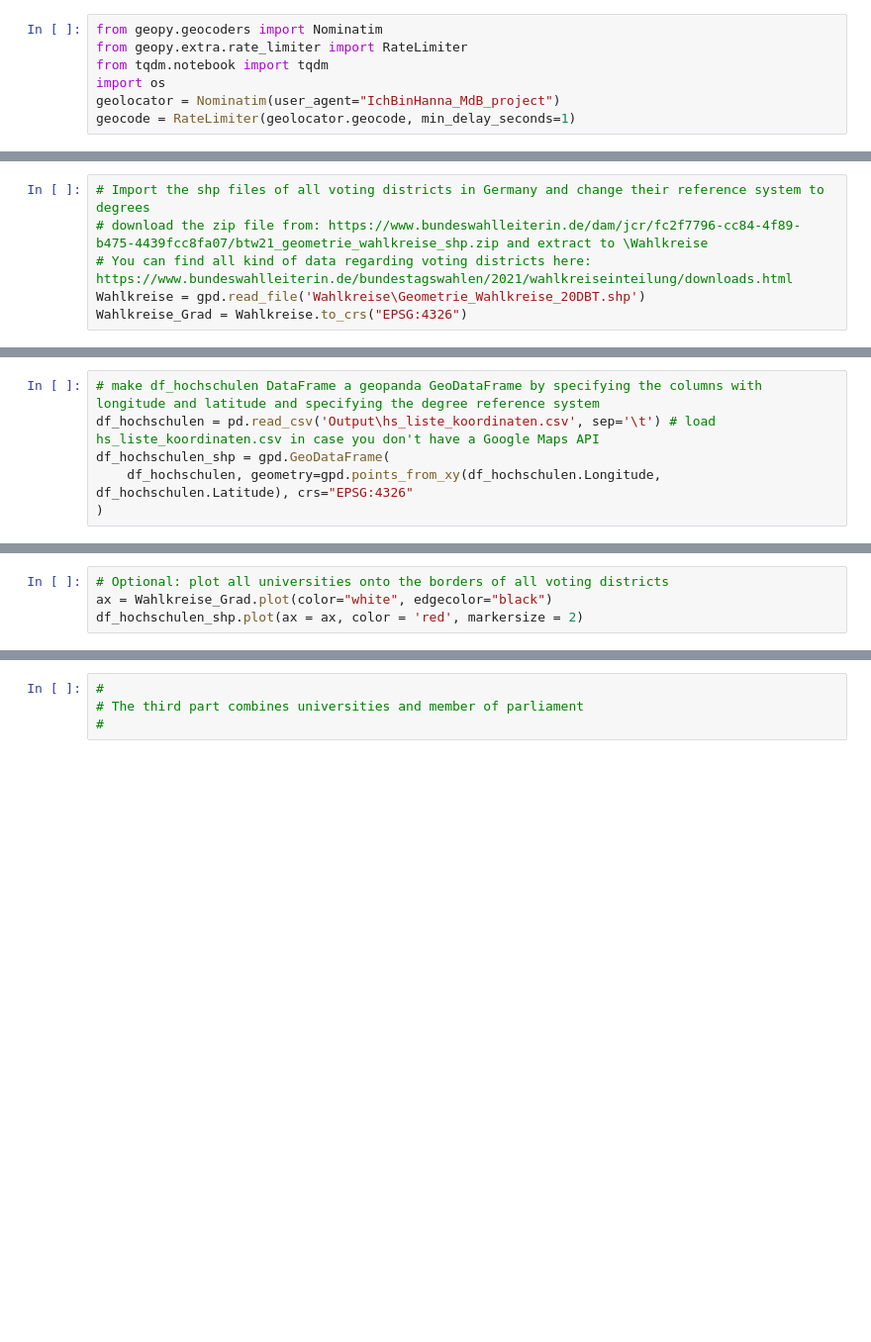
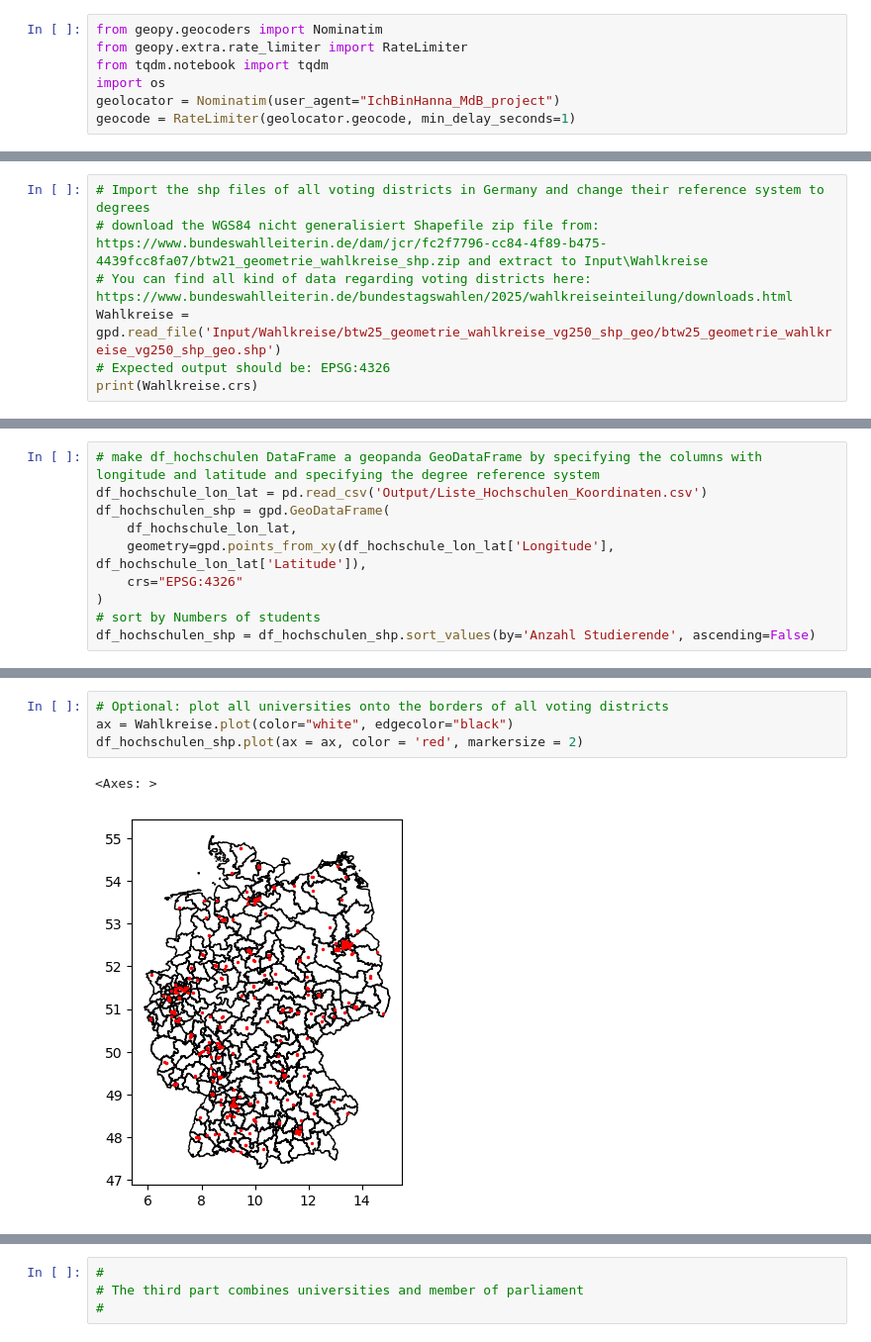
Before and after one commit to michaelgerloff/IchBinHanna_List_MdBs_Universities, a Jupyter notebook: Hanna.ipynb, the cells around one changed output, grey strips where cells are left out. Shown at 99% size. Cells and saved outputs as stored; diff of their text form; blank space fills up the shorter version.

```diff
--- a/Hanna.ipynb
+++ b/Hanna.ipynb
@@ -267,6 +265,7 @@ Name: Adresse, dtype: str
 # %%
 # Import the shp files of all voting districts in Germany and change their reference system to degrees
-# download the zip file from: https://www.bundeswahlleiterin.de/dam/jcr/fc2f7796-cc84-4f89-b475-4439fcc8fa07/btw21_geometrie_wahlkreise_shp.zip and extract to \Wahlkreise
-# You can find all kind of data regarding voting districts here: https://www.bundeswahlleiterin.de/bundestagswahlen/2021/wahlkreiseinteilung/downloads.html
-Wahlkreise = gpd.read_file('Wahlkreise\Geometrie_Wahlkreise_20DBT.shp')
-Wahlkreise_Grad = Wahlkreise.to_crs("EPSG:4326")
+# download the WGS84 nicht generalisiert Shapefile zip file from: https://www.bundeswahlleiterin.de/dam/jcr/fc2f7796-cc84-4f89-b475-4439fcc8fa07/btw21_geometrie_wahlkreise_shp.zip and extract to Input\Wahlkreise
+# You can find all kind of data regarding voting districts here: https://www.bundeswahlleiterin.de/bundestagswahlen/2025/wahlkreiseinteilung/downloads.html
+Wahlkreise = gpd.read_file('Input/Wahlkreise/btw25_geometrie_wahlkreise_vg250_shp_geo/btw25_geometrie_wahlkreise_vg250_shp_geo.shp')
+# Expected output should be: EPSG:4326
+print(Wahlkreise.crs)
@@ -273,6 +274,10 @@ Wahlkreise_Grad = Wahlkreise.to_crs("EPSG:4326")
 # %%
 # make df_hochschulen DataFrame a geopanda GeoDataFrame by specifying the columns with longitude and latitude and specifying the degree reference system
-df_hochschulen = pd.read_csv('Output\hs_liste_koordinaten.csv', sep='\t') # load hs_liste_koordinaten.csv in case you don't have a Google Maps API
+df_hochschule_lon_lat = pd.read_csv('Output/Liste_Hochschulen_Koordinaten.csv')
 df_hochschulen_shp = gpd.GeoDataFrame(
-    df_hochschulen, geometry=gpd.points_from_xy(df_hochschulen.Longitude, df_hochschulen.Latitude), crs="EPSG:4326"
+    df_hochschule_lon_lat,
+    geometry=gpd.points_from_xy(df_hochschule_lon_lat['Longitude'], df_hochschule_lon_lat['Latitude']),
+    crs="EPSG:4326"
 )
+# sort by Numbers of students
+df_hochschulen_shp = df_hochschulen_shp.sort_values(by='Anzahl Studierende', ascending=False)
@@ -279,6 +294,9 @@ df_hochschulen_shp = gpd.GeoDataFrame(
 # %%
 # Optional: plot all universities onto the borders of all voting districts
-ax = Wahlkreise_Grad.plot(color="white", edgecolor="black")
+ax = Wahlkreise.plot(color="white", edgecolor="black")
 df_hochschulen_shp.plot(ax = ax, color = 'red', markersize = 2)
+# %% [output]
+<Axes: >
+[figure, added]
 # %%
 # assign the voting districts to the universities
```
Also changed, not shown: parts of 25 cells of this notebook, 22 other files.
